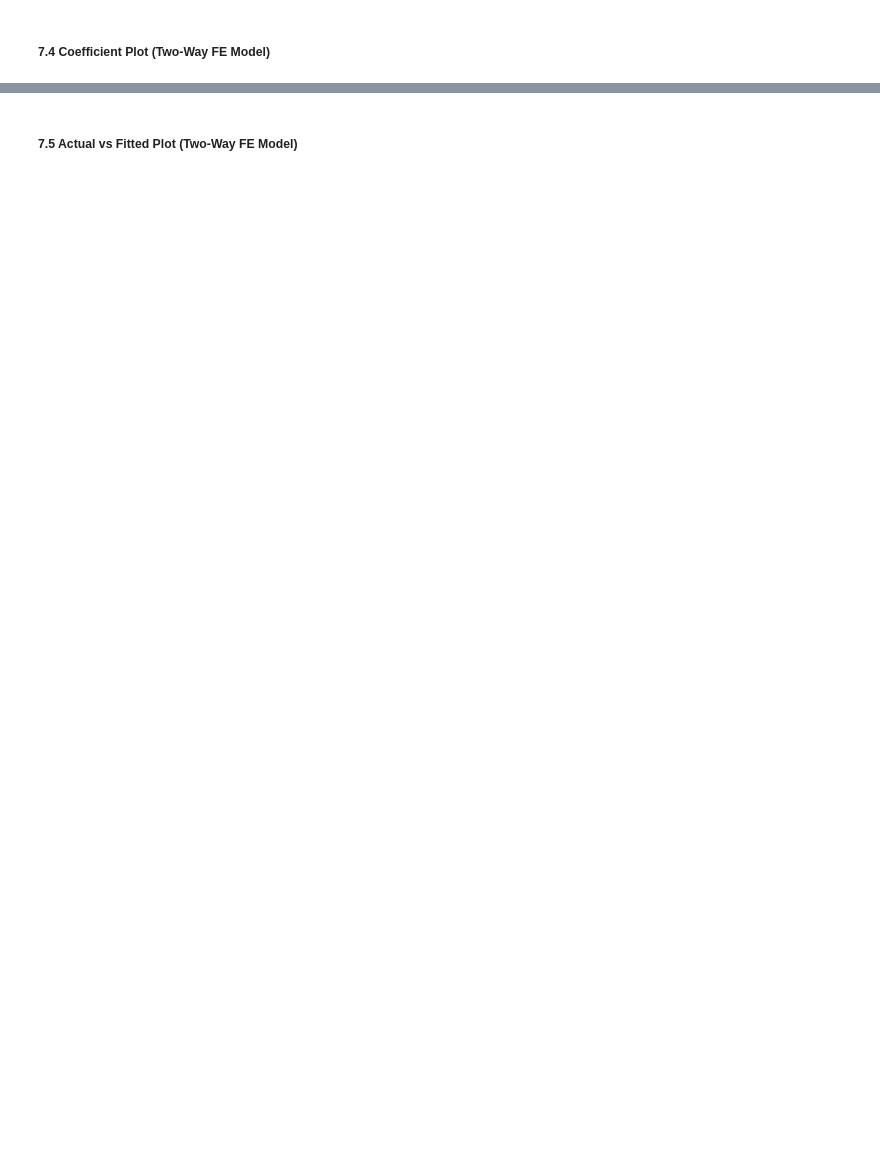
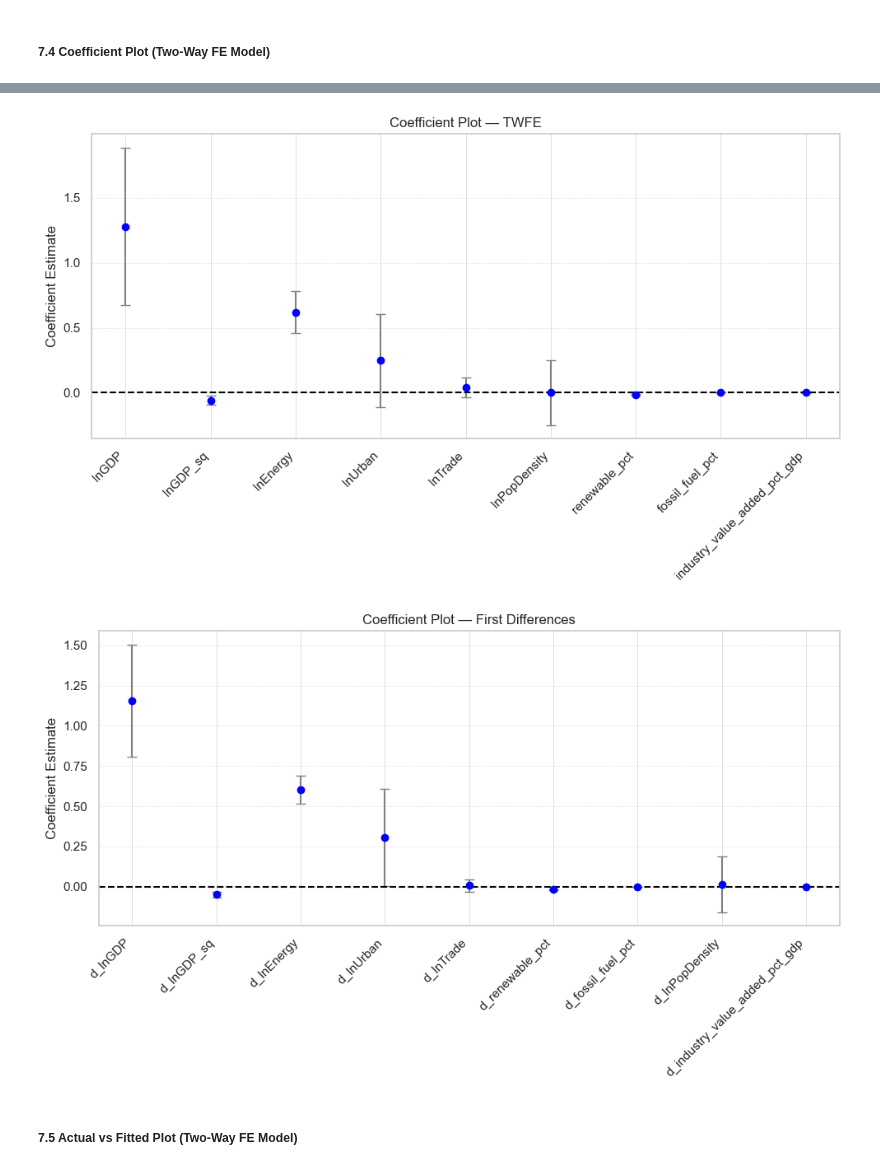
Before and after one commit to priyadarshanparida/kuznets-hypothesis-growth-vs-sustainability-buan6312, a Jupyter notebook: code/growth-vs-sustainability-panel.ipynb, the cells around one changed output, grey strips where cells are left out. Cells and saved outputs as stored; diff of their text form; code cells hidden in the pictures; blank space fills up the shorter version.

```diff
--- a/code/growth-vs-sustainability-panel.ipynb
+++ b/code/growth-vs-sustainability-panel.ipynb
@@ -935,2 +1218,55 @@ plt.show()
+# %%
+def plot_coef(model, title="Coefficient Plot"):
+    """
+    Plots slope coefficients with 95% CI for:
+    - TWFE models (year FE = integers)
+    - FD models  (year FE = 'd_2002', ...)
+
+    Removes: constant, year FE, differenced year FE.
+    """
+
+    params = model.params
+    se = model.std_errors
+
+    # Identify slope coefficients
+    slope_idx = [
+        k for k in params.index
+        if k != "const"
+        and not (isinstance(k, int))                     # exclude TWFE year FE
+        and not (isinstance(k, str) and k.startswith("d_") and k[2:].isdigit())  # exclude FD year FE
+    ]
+
+    # Extract coefficients and SE
+    coef = params[slope_idx]
+    se   = se[slope_idx]
+
+    # 95% CI
+    ci_lower = coef - 1.96 * se
+    ci_upper = coef + 1.96 * se
+
+    plt.figure(figsize=(10, 6))
+    plt.errorbar(
+        coef.index,
+        coef.values,
+        yerr=[coef.values - ci_lower, ci_upper - coef.values],
+        fmt='o',
+        color='blue',
+        ecolor='gray',
+        capsize=4
+    )
+
+    plt.axhline(0, color='black', linestyle='--')
+    plt.xticks(rotation=45, ha='right')
+    plt.title(title)
+    plt.ylabel("Coefficient Estimate")
+    plt.grid(True, axis='y', linestyle='--', alpha=0.6)
+    plt.tight_layout()
+    plt.show()
+
+plot_coef(fe_tw, title="Coefficient Plot — TWFE")
+plot_coef(fe_fd, title="Coefficient Plot — First Differences")
+# %% [output]
+[figure, added]
+[figure, added]
 # %% [markdown]
 ##### 7.5 Actual vs Fitted Plot (Two-Way FE Model)
```
Also changed, not shown: parts of 33 cells of this notebook.
